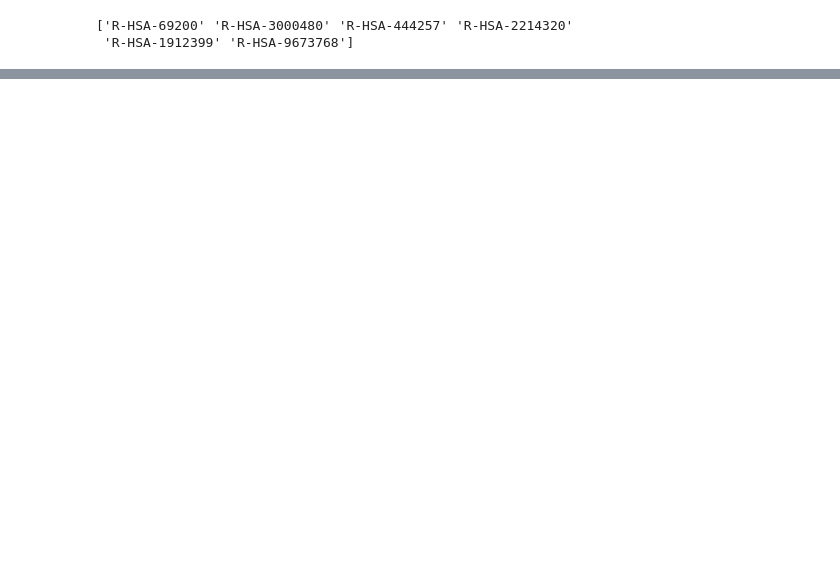
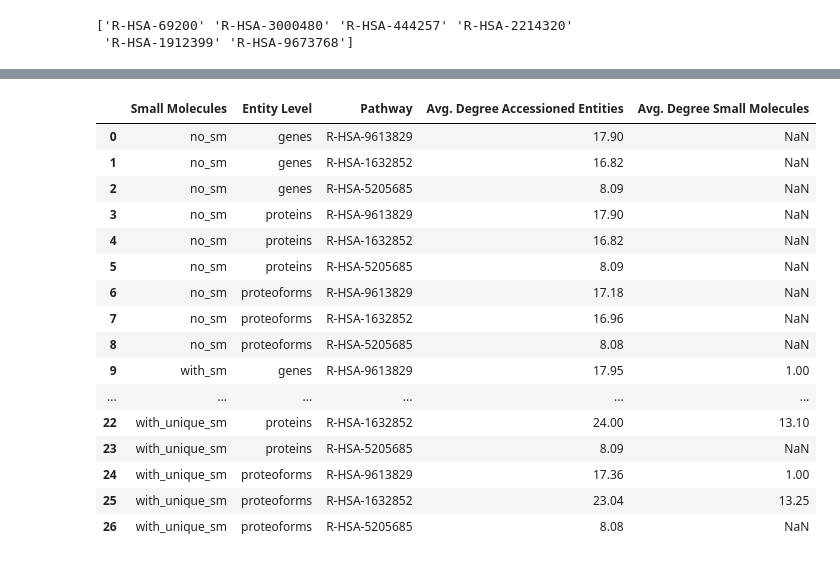
Before and after one commit to PathwayAnalysisPlatform/ProteoformNetworks, a Jupyter notebook: src/Python/analysis_1_size_degree.ipynb, the cells around one changed output, grey strips where cells are left out. Cells and saved outputs as stored; diff of their text form; code cells hidden in the pictures; blank space fills up the shorter version.

Commit message:
Add calculation of Degree in pathways by entity type

```diff
--- a/src/Python/analysis_1_size_degree.ipynb
+++ b/src/Python/analysis_1_size_degree.ipynb
@@ -397,0 +441,52 @@ print(examples)
+# %%
+combinations = get_combinations_with_pathways(3)
+
+columns = [
+    "Small Molecules",
+    "Entity Level",
+    "Pathway",
+    "Avg. Degree Accessioned Entities",
+    "Avg. Degree Small Molecules"
+]
+
+out_path = "resources/pathway_networks/"
+
+def get_tuples(combination):
+    G = create_pathway_interaction_network(
+        method=combination[0], level=combination[1], pathway=combination[2], out_path=out_path
+    )
+
+    acc_ents = list(G.nodes)
+    sm_ents = []
+    if G.graph['num_small_molecules'] > 0:
+        acc_ents = [n for n in G.nodes if not G.nodes[n]['type'].startswith("Simple")]
+        sm_ents = [n for n in G.nodes if G.nodes[n]['type'].startswith("Simple")]
+
+    avg_deg_acc_ents = mean([d for n, d in list(G.degree(acc_ents))])
+    avg_deg_sm_ent = mean([d for n, d in list(G.degree(sm_ents))]) if len(sm_ents) > 0 else None
+
+    return (
+        combination[0], combination[1], combination[2],
+        avg_deg_acc_ents, avg_deg_sm_ent
+    )
+# %%
+df_deg_pathways = pd.DataFrame([get_tuples(combination) for combination in combinations], columns=columns)
+df_deg_pathways
+# %% [output]
+|  | Small Molecules | Entity Level | Pathway | Avg. Degree Accessioned Entities | Avg. Degree Small Molecules |
+| 0 | no_sm | genes | R-HSA-9613829 | 17.90 | NaN |
+| 1 | no_sm | genes | R-HSA-1632852 | 16.82 | NaN |
+| 2 | no_sm | genes | R-HSA-5205685 | 8.09 | NaN |
+| 3 | no_sm | proteins | R-HSA-9613829 | 17.90 | NaN |
+| 4 | no_sm | proteins | R-HSA-1632852 | 16.82 | NaN |
+| 5 | no_sm | proteins | R-HSA-5205685 | 8.09 | NaN |
+| 6 | no_sm | proteoforms | R-HSA-9613829 | 17.18 | NaN |
+| 7 | no_sm | proteoforms | R-HSA-1632852 | 16.96 | NaN |
+| 8 | no_sm | proteoforms | R-HSA-5205685 | 8.08 | NaN |
+| 9 | with_sm | genes | R-HSA-9613829 | 17.95 | 1.00 |
+| ... | ... | ... | ... | ... | ... |
+| 22 | with_unique_sm | proteins | R-HSA-1632852 | 24.00 | 13.10 |
+| 23 | with_unique_sm | proteins | R-HSA-5205685 | 8.09 | NaN |
+| 24 | with_unique_sm | proteoforms | R-HSA-9613829 | 17.36 | 1.00 |
+| 25 | with_unique_sm | proteoforms | R-HSA-1632852 | 23.04 | 13.25 |
+| 26 | with_unique_sm | proteoforms | R-HSA-5205685 | 8.08 | NaN |
```
Also changed, not shown: parts of 7 cells of this notebook.
